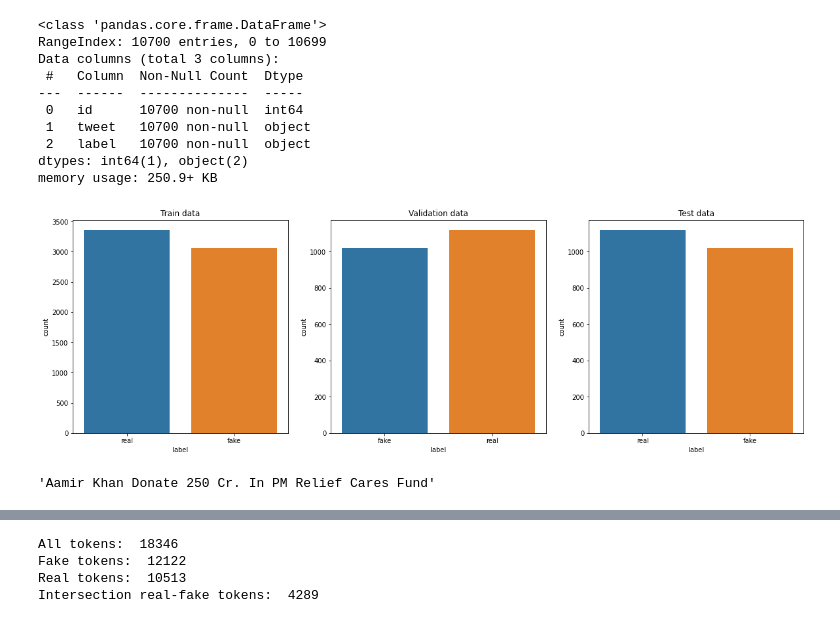
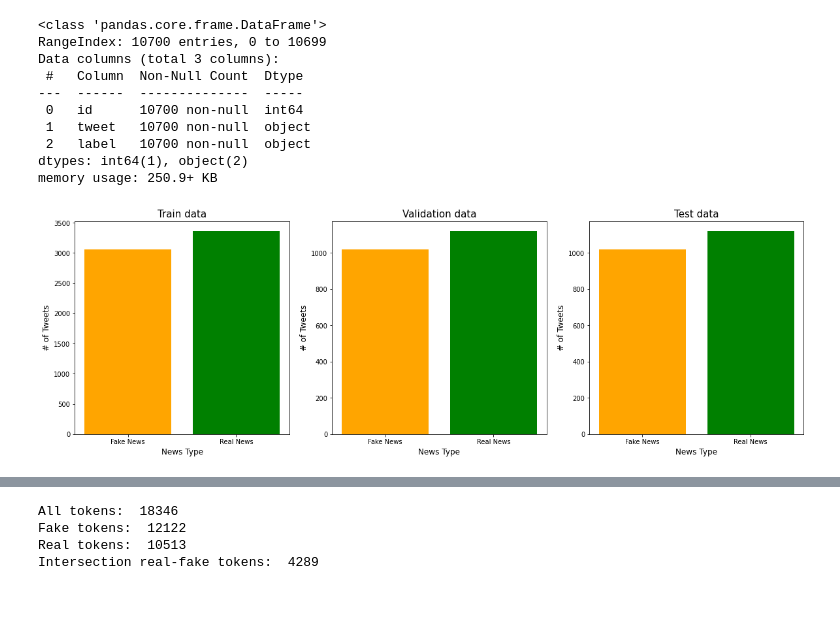
Before and after one commit to mgranchelli/covid19-fake-news-detection, a Jupyter notebook: fake-news-stats.ipynb, the cells around one changed output, grey strips where cells are left out. Drawn from its saved outputs; the diff is of its cells as text; code cells hidden in the pictures.

```diff
--- a/fake-news-stats.ipynb
+++ b/fake-news-stats.ipynb
@@ -45,11 +41,27 @@ for d in dataset['tweet']:
-# %%
-fig, ax = plt.subplots(1,3, figsize=(20, 6))
-sns.countplot(x=train['label'], ax=ax[0]).set(title="Train data")
-sns.countplot(x=val['label'], ax=ax[1]).set(title="Validation data")
-sns.countplot(x=test['label'], ax=ax[2]).set(title="Test data")
-plt.show()
-# %% [output]
-[figure, removed]
+# %%
+fig, (ax0, ax1, ax2) = plt.subplots(1,3, figsize=(20, 6))
+#plt.figure(figsize=(10, 5))
+ax0.bar('Fake News', len(train[train['label'] == 'fake']), color='orange')
+ax0.bar('Real News', len(train[train['label'] == 'real']), color='green')
+ax0.set_xlabel('News Type', size=12)
+ax0.set_ylabel('# of Tweets', size=12)
+ax0.set_title('Train data', size=15)
+
+ax1.bar('Fake News', len(val[val['label'] == 'fake']), color='orange')
+ax1.bar('Real News', len(val[val['label'] == 'real']), color='green')
+ax1.set_xlabel('News Type', size=12)
+ax1.set_ylabel('# of Tweets', size=12)
+ax1.set_title('Validation data', size=15)
+
+ax2.bar('Fake News', len(test[test['label'] == 'fake']), color='orange')
+ax2.bar('Real News', len(test[test['label'] == 'real']), color='green')
+ax2.set_xlabel('News Type', size=12)
+ax2.set_ylabel('# of Tweets', size=12)
+ax2.set_title('Test data', size=15)
+
+plt.show()
+# %% [output]
+[figure, added]
 # %%
 all_tweets = dataset['tweet']
 fake_tweets = dataset[dataset['label'] == 'fake']['tweet']
@@ -72,10 +84,6 @@ def concat_all_sentences(sents):
 all_tokens = concat_all_sentences(all_tweets)
 fake_tokens = concat_all_sentences(fake_tweets)
 real_tokens = concat_all_sentences(real_tweets)
-# %%
-all_tweets[6418]
-# %% [output]
-'Aamir Khan Donate 250 Cr. In PM Relief Cares Fund'
 # %%
 def print_words_cloud(tokens):
     wordcloud = WordCloud(
```
Also changed, not shown: parts of 4 cells of this notebook.
